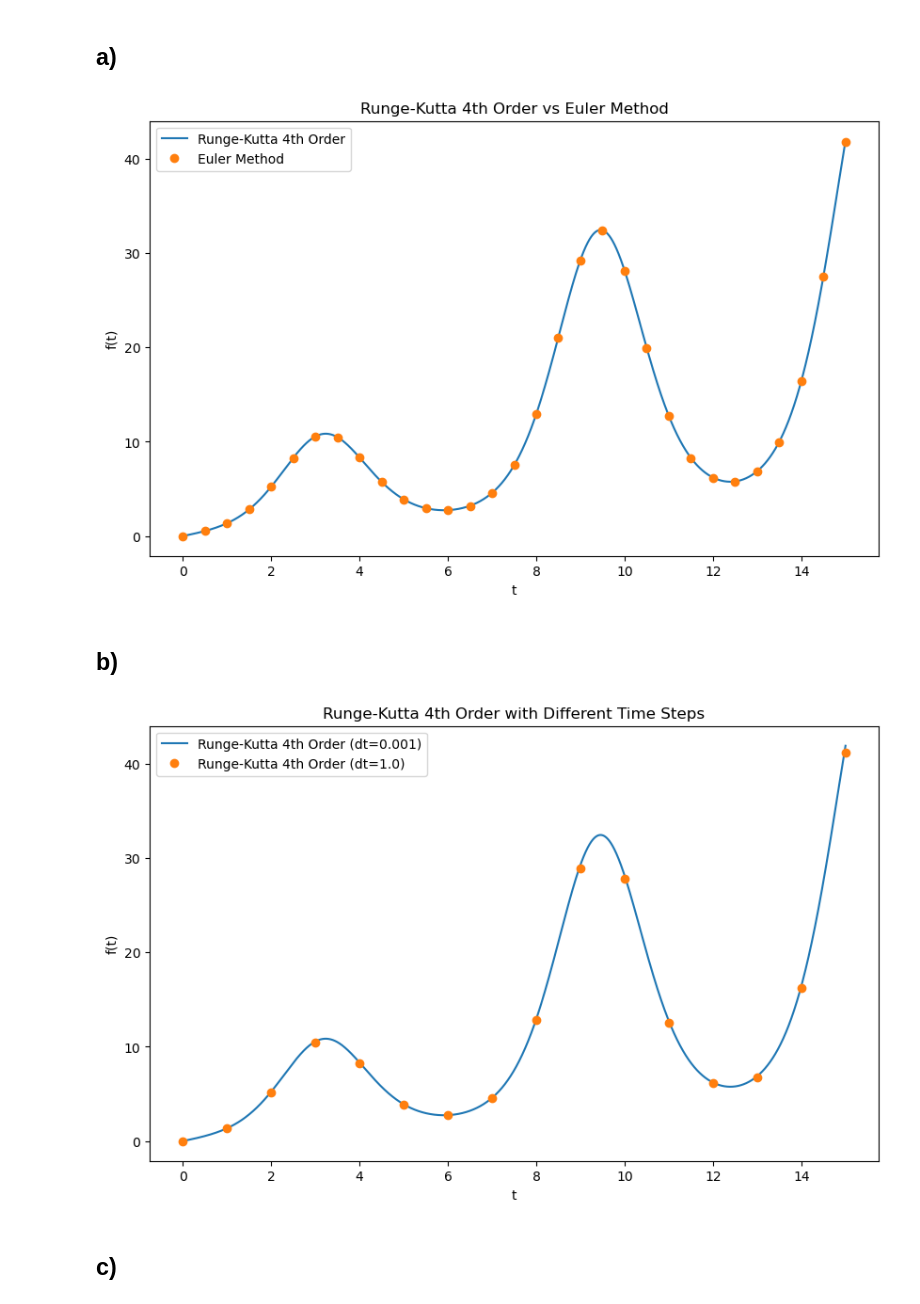
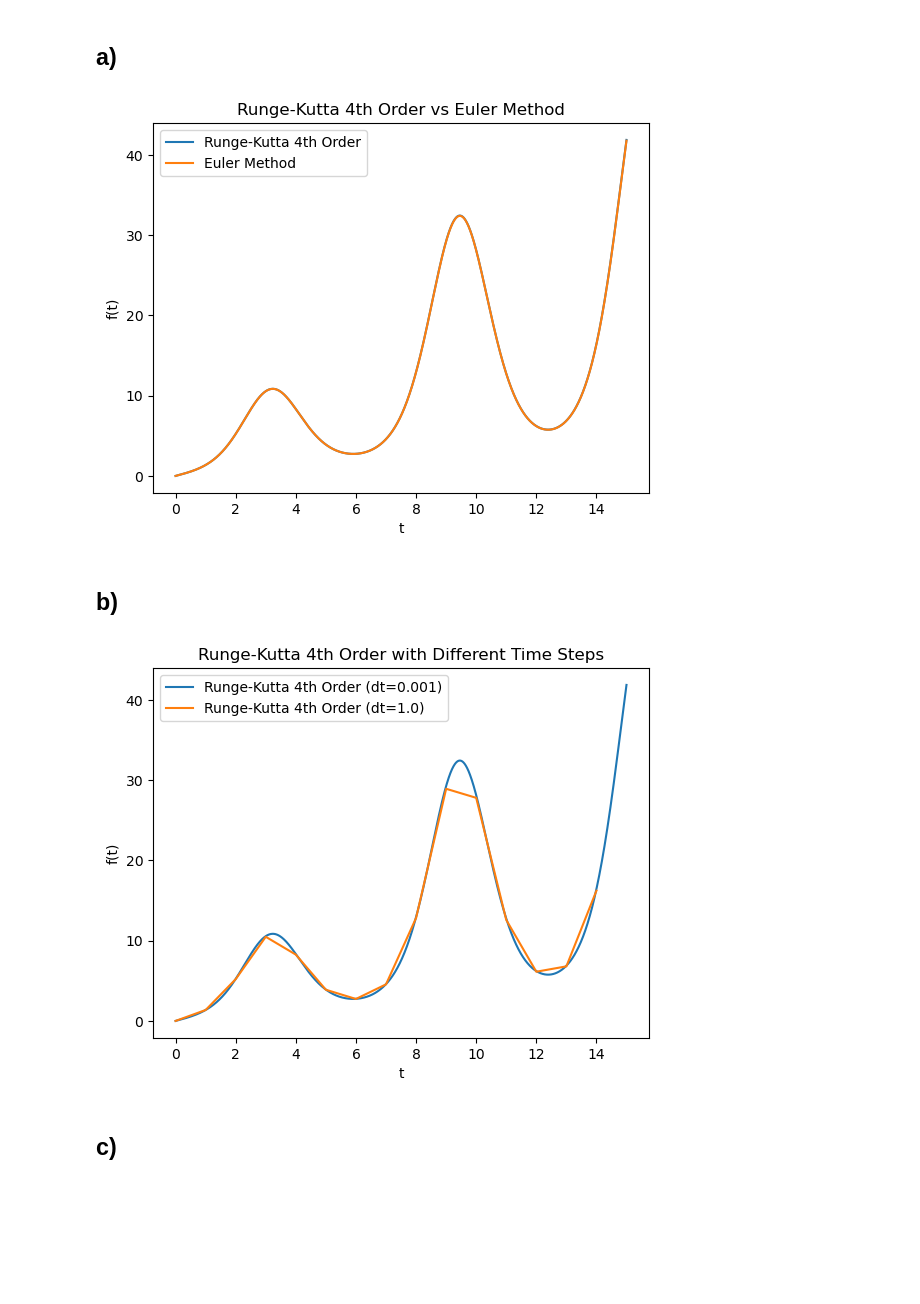
Before and after one commit to Katikistan/NumeP, a Jupyter notebook: week1/week1.ipynb, the cells around one changed output. Cells and saved outputs as stored; diff of their text form; code cells hidden in the pictures; blank space fills up the shorter version.

```diff
--- a/week1/week1.ipynb
+++ b/week1/week1.ipynb
@@ -473,82 +504,81 @@ $$
 # %%
 import numpy as np
 import matplotlib.pyplot as plt
 
+dt = 0.001
+
 # Define the ODE
-def f_prime(t, f):
-    return 1 + np.sin(t) * f
+def f_prime(f_t, t):
+    return 1 + np.sin(t) * f_t
 
-# Runge-Kutta method of 4th order
-def runge_kutta_4(f_prime, f0, dt):
-    t_values = np.arange(0, 15, dt)
-    f_values = np.zeros_like(t_values)
-    f_values[0] = f0
+# Runge-Kutta method implementation
+def runge_kutta(f_prime, f_0, dt):
+    t = np.arange(0, 15, dt)
+    f_t = np.zeros_like(t)
 
-    for i in range(1, len(t_values)):
-        t = t_values[i-1]
-        f = f_values[i-1]
+    f_values[0] = f_0
 
-        k1 = f_prime(t, f)
-        k2 = f_prime(t + 0.5*dt, f + 0.5*k1*dt)
-        k3 = f_prime(t + 0.5*dt, f + 0.5*k2*dt)
-        k4 = f_prime(t + dt, f + k3*dt)
+    # Iteratively apply Runge-Kutta method
+    for i in range(1, len(t)):
 
-        f_values[i] = f + (k1 + 2*k2 + 2*k3 + k4) * dt / 6
+        k1 = f_prime(f_t[i-1], t[i-1])
+        k2 = f_prime(f_t[i-1] + 0.5 * k1 * dt, t[i-1] + 0.5 * dt)
+        k3 = f_prime(f_t[i-1] + 0.5 * k2 * dt, t[i-1] + 0.5 * dt)
+        k4 = f_prime(f_t[i-1] + k3 * dt, t[i-1] + dt)
 
-    return t_values, f_values
+        # Update f(t+Δt)
+        f_t[i] = f_t[i-1] + (1/6) * (k1 + 2*k2 + 2*k3 + k4) * dt
+
+    return t, f_t
+
+# Parameters for the Runge-Kutta method
+
+t_rk, f_rk = runge_kutta(f_prime, 0, dt)
 
 # Euler method
-def euler_method(f_prime, f0, dt):
-    t_values = np.arange(0,15, dt)
-    f_values = np.zeros_like(t_values)
-    f_values[0] = f0
+def euler_method(f_prime, x0, dt):
+    t = np.arange(0,15, dt)
+    x = np.zeros_like(t)
+    x[0] = x0
 
-    for i in range(1, len(t_values)):
-        t = t_values[i-1]
-        f = f_values[i-1]
-        f_values[i] = f + dt * f_prime(t, f)
+    for i in range(1, len(t)):
+        x[i] = x[i-1] + dt * f_prime(x[i-1], t[i-1])
 
-    return t_values, f_values
+    return t, x
+
 
 # Initial conditions
-f0 = 0
-dt = 0.001
 
 # Solve the ODE using both methods
-t_rk, f_rk = runge_kutta_4(f_prime, f0, dt)
-t_euler, f_euler = euler_method(f_prime, f0, dt)
+
+t_euler, x_euler = euler_method(f_prime, 0, dt)
 
 # Plotting the results
-plt.figure(figsize=(10, 6))
 plt.plot(t_rk, f_rk, label='Runge-Kutta 4th Order')
-plt.plot(t_euler[::500], f_euler[::500], 'o', label='Euler Method')
+plt.plot(t_euler, x_euler,  label='Euler Method')
 plt.xlabel('t')
 plt.ylabel('f(t)')
 plt.title('Runge-Kutta 4th Order vs Euler Method')
 plt.legend()
 plt.show()
 # %% [output]
-[figure, old version]
+[figure, new version]
 # %% [markdown]
 ## b)
 # %%
-# Larger time step for Runge-Kutta method
-dt_large = 1.0
-
 # Solve the ODE using Runge-Kutta with larger time step
-t_rk_large, f_rk_large = runge_kutta_4(f_prime, f0, dt_large)
+t_rk_large, f_rk_large = runge_kutta(f_prime, 0, 1.0)
 
 # Plotting the results
-plt.figure(figsize=(10, 6))
 plt.plot(t_rk, f_rk, label='Runge-Kutta 4th Order (dt=0.001)')
-plt.plot(t_rk_large, f_rk_large, 'o', label='Runge-Kutta 4th Order (dt=1.0)')
+plt.plot(t_rk_large, f_rk_large, label='Runge-Kutta 4th Order (dt=1.0)')
 plt.xlabel('t')
 plt.ylabel('f(t)')
 plt.title('Runge-Kutta 4th Order with Different Time Steps')
 plt.legend()
 plt.show()
 # %% [output]
-[figure, old version]
+[figure, new version]
 # %% [markdown]
 ## c)
 # %%
```
Also changed, not shown: parts of 7 cells of this notebook.
